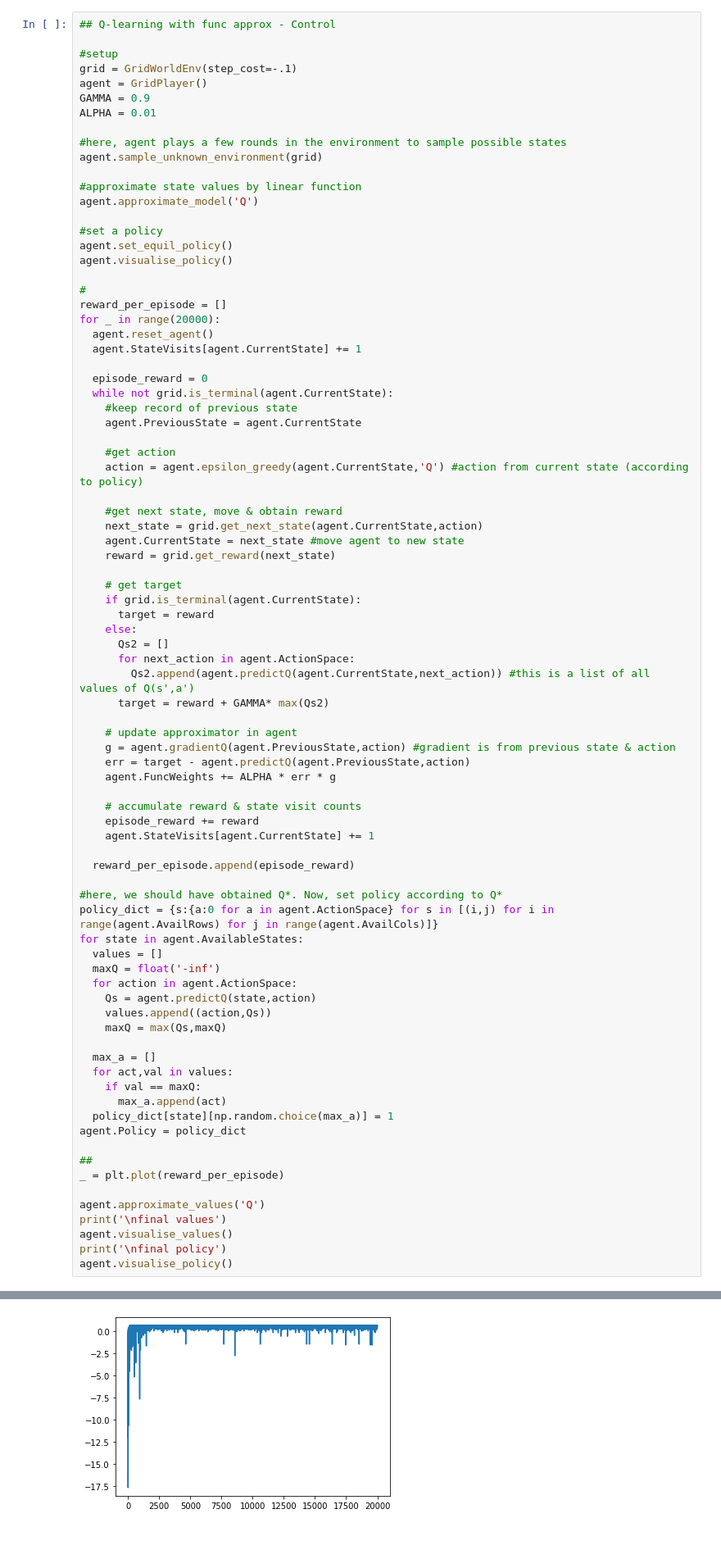
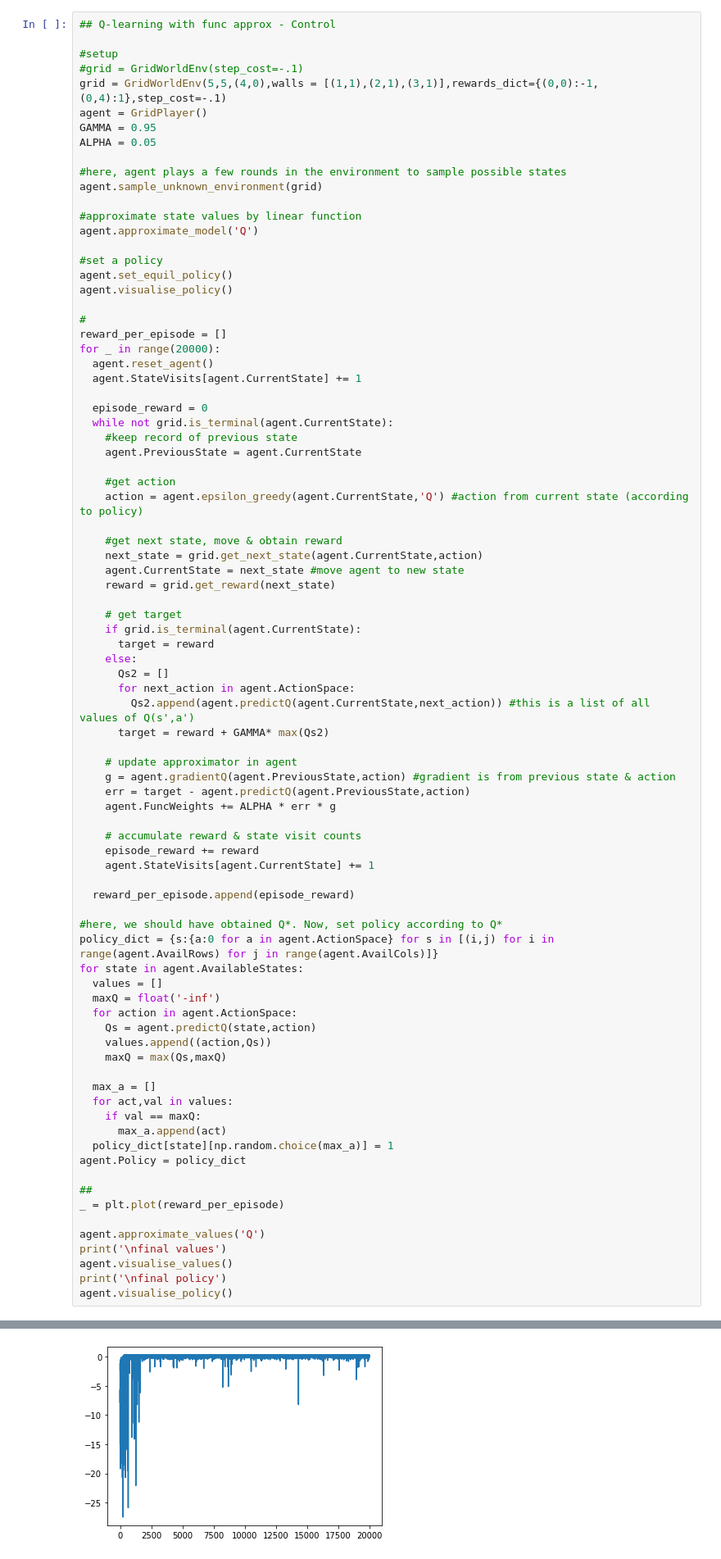
Before and after one commit to xuankai91/ReinforcementLearning, a Jupyter notebook: GridWorld_RL.ipynb, the cells around one changed output, grey strips where cells are left out. Shown: that part at 82% size. Drawn from its saved outputs; the diff is of its cells as text.

```diff
--- a/GridWorld_RL.ipynb
+++ b/GridWorld_RL.ipynb
@@ -3457,10 +3466,11 @@ $$G = r + \gamma \max_{a'}\hat{Q}(s',a')$$
 ## Q-learning with func approx - Control
 
 #setup
-grid = GridWorldEnv(step_cost=-.1)
+#grid = GridWorldEnv(step_cost=-.1)
+grid = GridWorldEnv(5,5,(4,0),walls = [(1,1),(2,1),(3,1)],rewards_dict={(0,0):-1,(0,4):1},step_cost=-.1)
 agent = GridPlayer()
-GAMMA = 0.9
-ALPHA = 0.01
+GAMMA = 0.95
+ALPHA = 0.05
 
 #here, agent plays a few rounds in the environment to sample possible states
 agent.sample_unknown_environment(grid)
@@ -3553 +3569 @@ final policy
-[figure, old version]
+[figure, new version]
```
Also changed, not shown: parts of 19 cells of this notebook.
